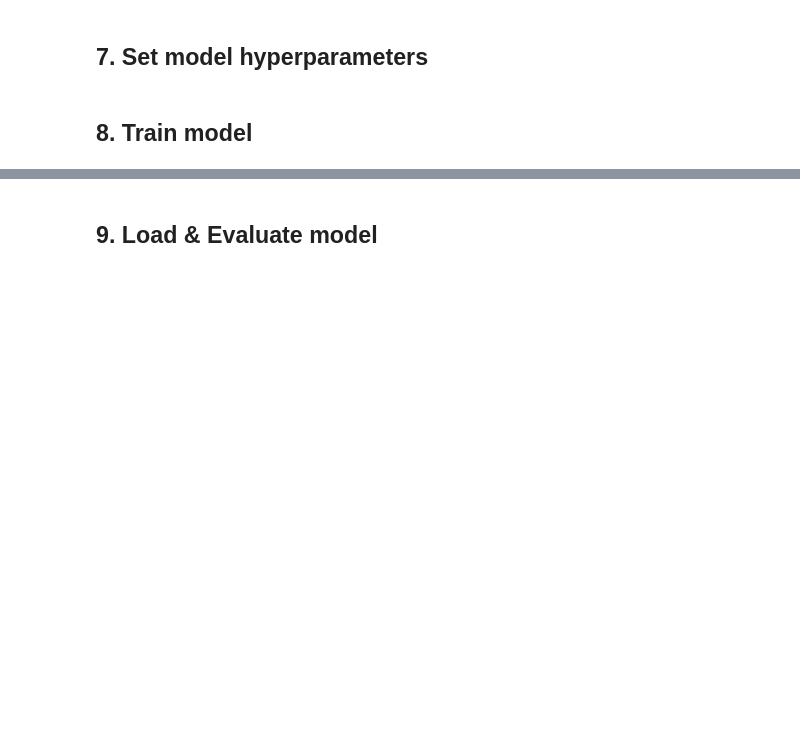
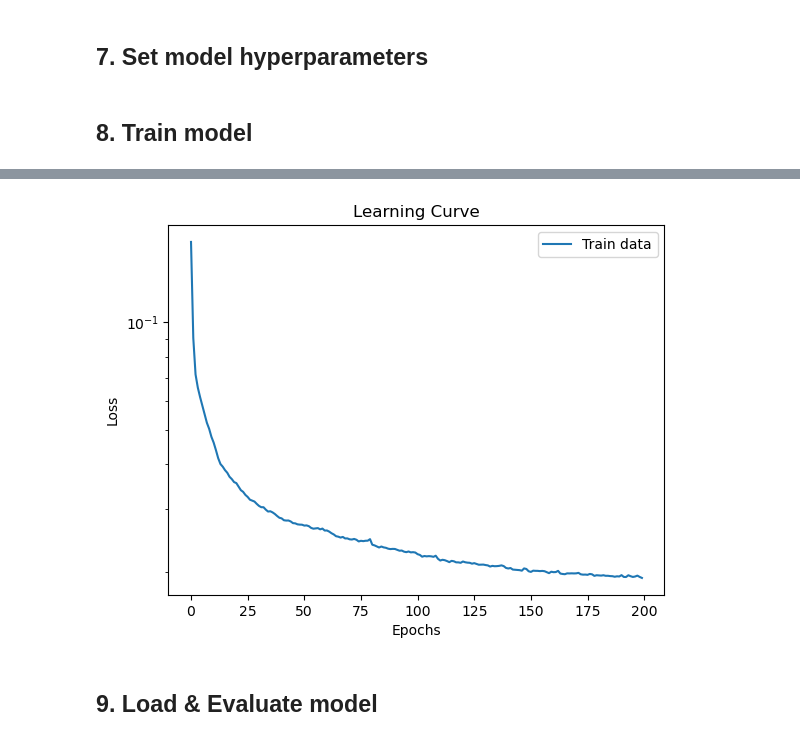
Before and after one commit to Lee-juchan/DL2, a Jupyter notebook: AE.ipynb, the cells around one changed output, grey strips where cells are left out. Drawn from its saved outputs; the diff is of its cells as text; code cells hidden in the pictures; blank space fills up the shorter version.

```diff
--- a/AE.ipynb
+++ b/AE.ipynb
@@ -160,21 +102,25 @@ Y_ts = torch.tensor(Y_ts, dtype=torch.float32)
 # %% [markdown]
 ## 6. Set to model architecture
 # %%
+# input : 3136
+# h1 : 512
+# h2 : 20
+
 ''' model '''
 class Autoencoder(nn.Module):
     def __init__(self):
         super(Autoencoder, self).__init__()
 
         self.encoder = nn.Sequential(
-            nn.Linear(image_size, mid_dim),
+            nn.Linear(3136, 512),
             nn.ReLU(),
-            nn.Linear(mid_dim, h_dim),
+            nn.Linear(512, 20),
             nn.ReLU())
 
         self.decoder = nn. Sequential(
-            nn.Linear(h_dim, mid_dim),
+            nn.Linear(20, 512),
             nn.ReLU(),
-            nn.Linear(mid_dim, image_size),
+            nn.Linear(512, 3136),
             nn.ReLU())
 
     def forward(self, x):
@@ -271,7 +320,9 @@ torch.save(autoencoder.state_dict(), './model/AE_model.pth')
 # %%
 # graph visualization
-plot_loss(loss_train_history, 'Learning Curve')  # loss variation over epochs during training
+plot_loss(loss_tr_hist, logy=True, title='Learning Curve')
 plt.show()
+# %% [output]
+[figure, added]
 # %% [markdown]
 ## 9. Load & Evaluate model
 # %% [markdown]
```
Also changed, not shown: parts of 19 cells of this notebook, 4 other files.
